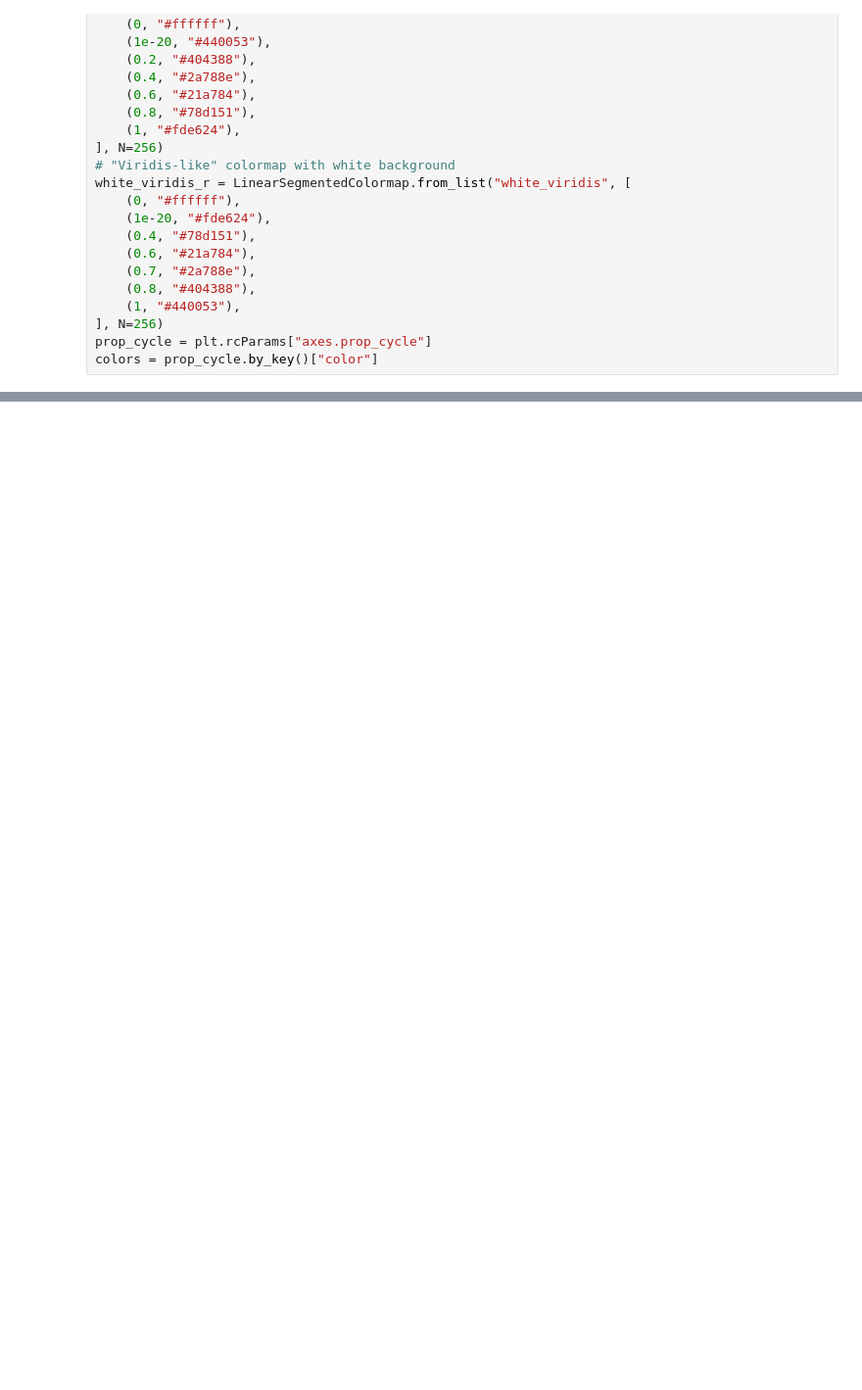
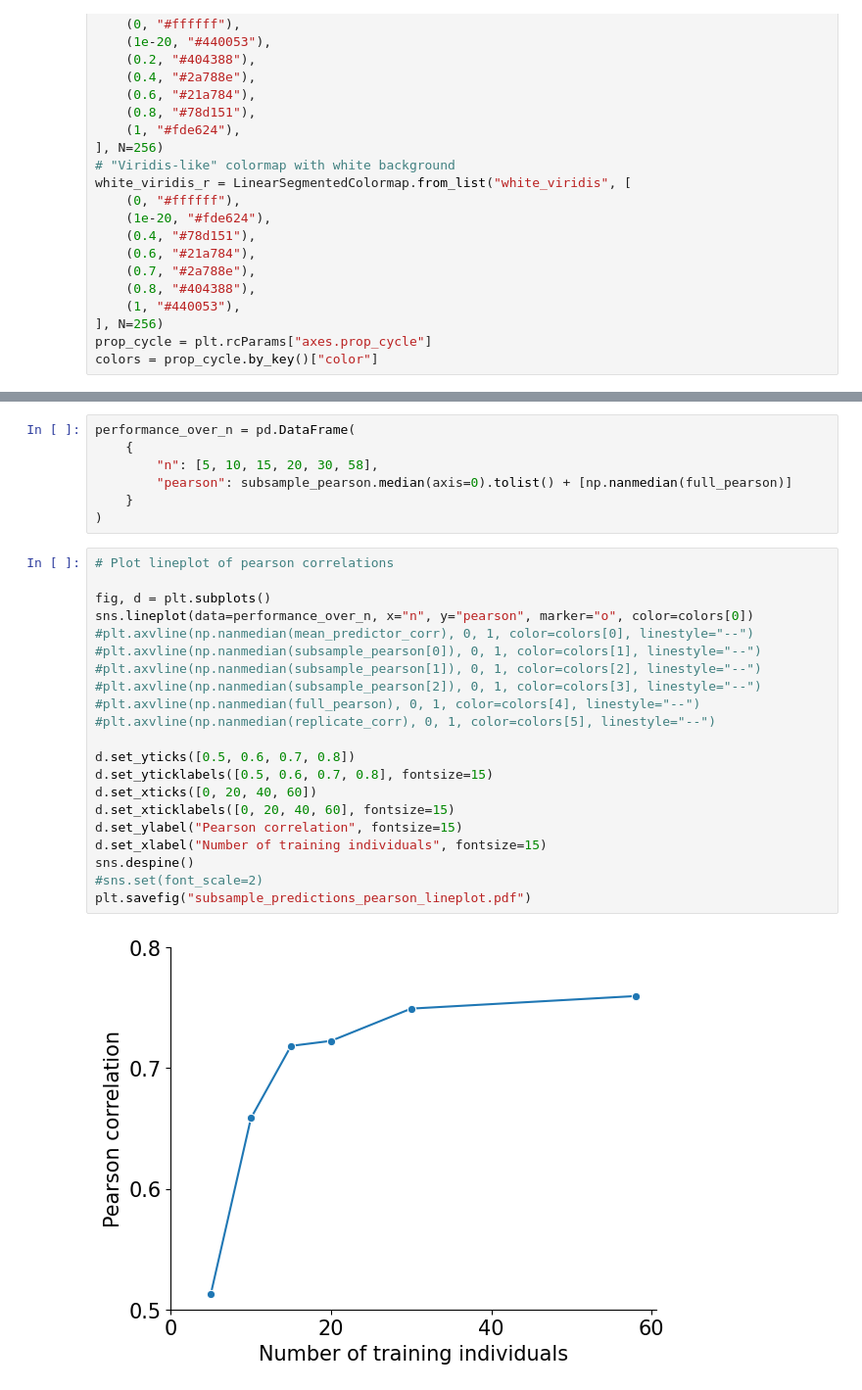
Before and after one commit to Danko-Lab/clipnet_ablation, a Jupyter notebook: evaluation_metrics/ensemble_predictions_fixed.ipynb, the cells around one changed output, grey strips where cells are left out. Shown at 98% size. Drawn from its saved outputs; the diff is of its cells as text; blank space fills up the shorter version.

```diff
--- a/evaluation_metrics/ensemble_predictions_fixed.ipynb
+++ b/evaluation_metrics/ensemble_predictions_fixed.ipynb
@@ -114,0 +98,30 @@ plt.savefig("subsample_predictions_pearson_cdf.pdf")
+# %%
+performance_over_n = pd.DataFrame(
+    {
+        "n": [5, 10, 15, 20, 30, 58],
+        "pearson": subsample_pearson.median(axis=0).tolist() + [np.nanmedian(full_pearson)]
+    }
+)
+# %%
+# Plot lineplot of pearson correlations
+
+fig, d = plt.subplots()
+sns.lineplot(data=performance_over_n, x="n", y="pearson", marker="o", color=colors[0])
+#plt.axvline(np.nanmedian(mean_predictor_corr), 0, 1, color=colors[0], linestyle="--")
+#plt.axvline(np.nanmedian(subsample_pearson[0]), 0, 1, color=colors[1], linestyle="--")
+#plt.axvline(np.nanmedian(subsample_pearson[1]), 0, 1, color=colors[2], linestyle="--")
+#plt.axvline(np.nanmedian(subsample_pearson[2]), 0, 1, color=colors[3], linestyle="--")
+#plt.axvline(np.nanmedian(full_pearson), 0, 1, color=colors[4], linestyle="--")
+#plt.axvline(np.nanmedian(replicate_corr), 0, 1, color=colors[5], linestyle="--")
+
+d.set_yticks([0.5, 0.6, 0.7, 0.8])
+d.set_yticklabels([0.5, 0.6, 0.7, 0.8], fontsize=15)
+d.set_xticks([0, 20, 40, 60])
+d.set_xticklabels([0, 20, 40, 60], fontsize=15)
+d.set_ylabel("Pearson correlation", fontsize=15)
+d.set_xlabel("Number of training individuals", fontsize=15)
+sns.despine()
+#sns.set(font_scale=2)
+plt.savefig("subsample_predictions_pearson_lineplot.pdf")
+# %% [output]
+[figure, added]
```
Also changed, not shown: parts of 4 cells of this notebook, 4 other files.
